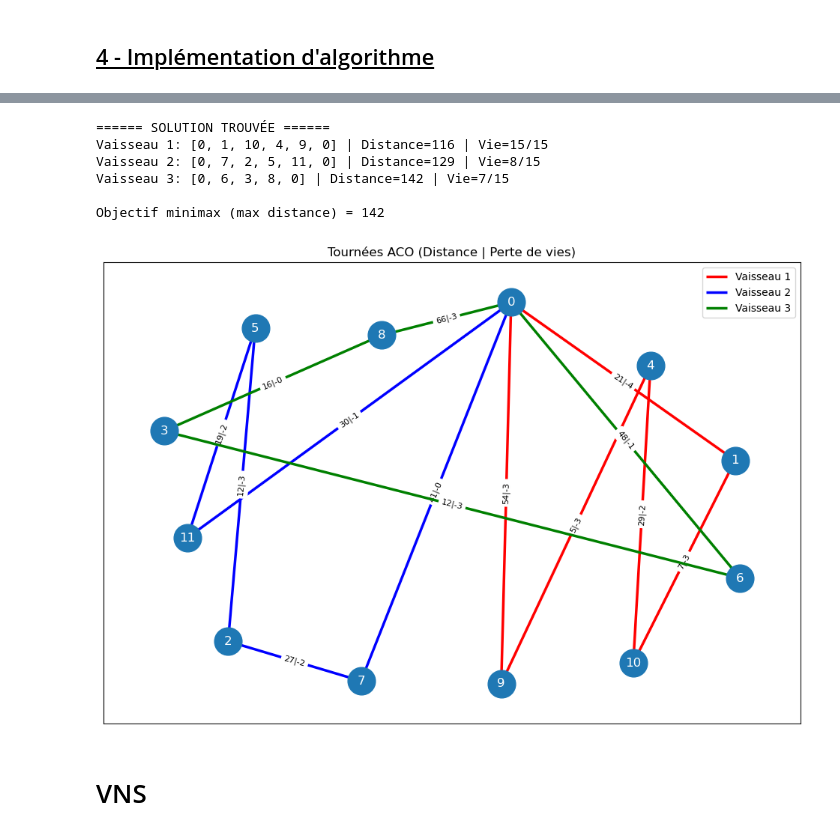
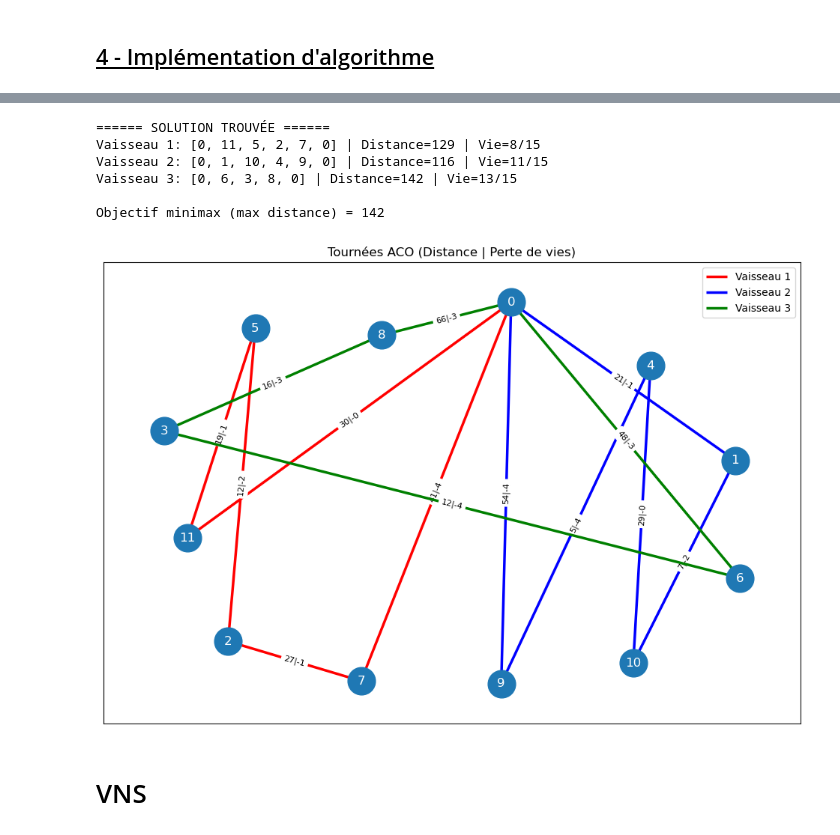
Before and after one commit to Maxx-ld/Recherche_Operationelle, a Jupyter notebook: Livrable_1.ipynb, the cells around one changed output, grey strips where cells are left out. Drawn from its saved outputs; the diff is of its cells as text; code cells hidden in the pictures.

```diff
--- a/Livrable_1.ipynb
+++ b/Livrable_1.ipynb
@@ -203,7 +224,7 @@ rho = 0.4
 Q = 50
 
 num_ants = 40
-num_iterations = 2000
+num_iterations = 500
 
 pheromone = np.ones((n, n))
 heuristic = 1 / (D + 1e-10)
@@ -351,37 +372,37 @@ else:
         G.add_node(i)
 
     pos = nx.spring_layout(G, seed=42)
 
     plt.figure(figsize=(12, 8))
 
     nx.draw_networkx_nodes(G, pos, node_size=700)
     nx.draw_networkx_labels(G, pos, font_color="white")
 
     colors = ["red", "blue", "green", "orange"]
 
     for k, route in enumerate(best_solution):
         edges = [(route[i], route[i+1]) for i in range(len(route)-1)]
 
         nx.draw_networkx_edges(
             G, pos, edgelist=edges, width=2.5,
             edge_color=colors[k % len(colors)],
             label=f"Vaisseau {k+1}"
         )
 
         edge_labels = {(u, v): f"{D[u,v]}|-{L[u,v]}" for (u, v) in edges}
         nx.draw_networkx_edge_labels(G, pos, edge_labels=edge_labels, font_size=8)
 
     plt.title("Tournées ACO (Distance | Perte de vies)")
     plt.legend()
     plt.show()
 # %% [output]
 ====== SOLUTION TROUVÉE ======
-Vaisseau 1: [0, 1, 10, 4, 9, 0] | Distance=116 | Vie=15/15
-Vaisseau 2: [0, 7, 2, 5, 11, 0] | Distance=129 | Vie=8/15
-Vaisseau 3: [0, 6, 3, 8, 0] | Distance=142 | Vie=7/15
+Vaisseau 1: [0, 11, 5, 2, 7, 0] | Distance=129 | Vie=8/15
+Vaisseau 2: [0, 1, 10, 4, 9, 0] | Distance=116 | Vie=11/15
+Vaisseau 3: [0, 6, 3, 8, 0] | Distance=142 | Vie=13/15
 
 Objectif minimax (max distance) = 142
-[figure, old version]
+[figure, new version]
 # %% [markdown]
 # VNS
 # %%
```
Also changed, not shown: parts of 5 cells of this notebook.
